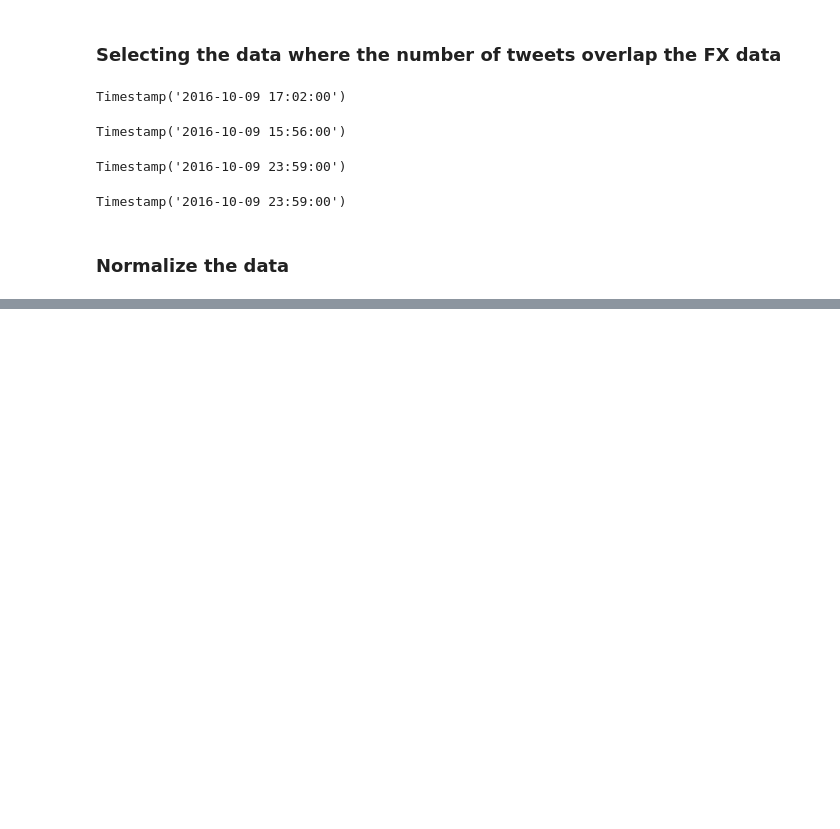
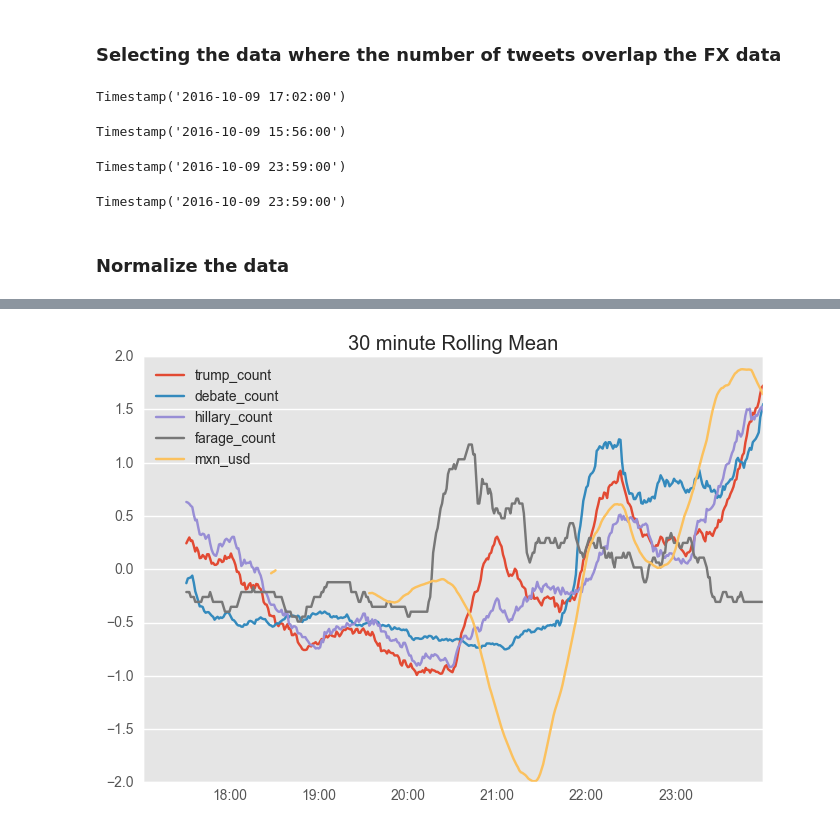
Before and after one commit to gerdm/2016-actuarial-congress, a Jupyter notebook: twitter_finance/usd_mxn_analysis.ipynb, the cells around one changed output, grey strips where cells are left out. Saved outputs shown, nothing was run; the diff lists cells and outputs as text; code cells hidden in the pictures; blank space fills up the shorter version.

```diff
--- a/twitter_finance/usd_mxn_analysis.ipynb
+++ b/twitter_finance/usd_mxn_analysis.ipynb
@@ -202 +230,7 @@ plt.show()
+# %%
+fx_debate_norm.rolling(window=30).mean().plot()
+plt.title("30 minute Rolling Mean")
+plt.show()
+# %% [output]
+[figure, added]
 # %%
```
Also changed, not shown: parts of 15 cells of this notebook.
